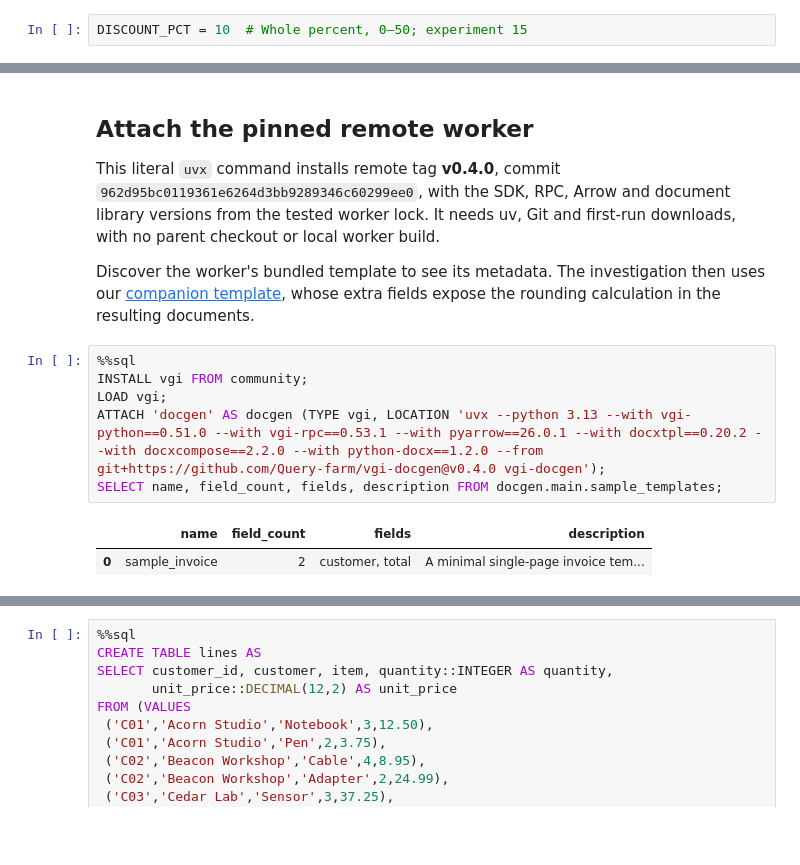
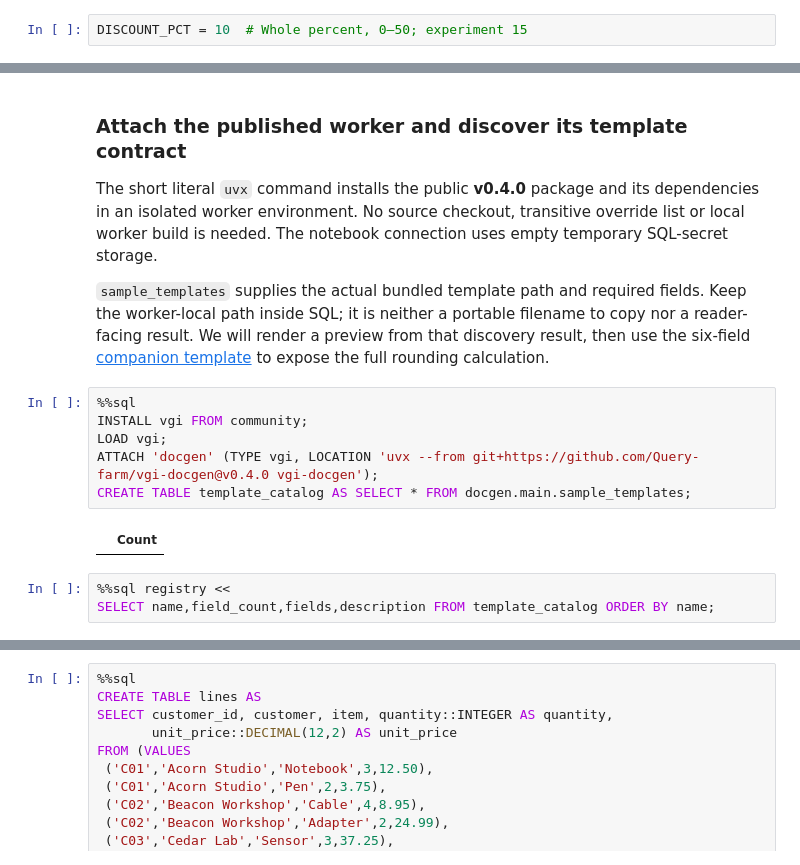
Before and after one commit to Query-farm/vgi-docgen, a Jupyter notebook: notebooks/01_reconcile_generated_documents.ipynb, the cells around one changed output, grey strips where cells are left out. Saved outputs shown, nothing was run; the diff lists cells and outputs as text; blank space fills up the shorter version.

Commit message:
Connect template discovery to verified DOCX examples [skip ci]

```diff
--- a/notebooks/01_reconcile_generated_documents.ipynb
+++ b/notebooks/01_reconcile_generated_documents.ipynb
@@ -61,20 +84,22 @@ Did not find user configurations in /private/var/folders/5z/17gt9js944s7smk125j2
 # %% [markdown]
-## Attach the pinned remote worker
+### Attach the published worker and discover its template contract
 
-This literal `uvx` command installs remote tag **v0.4.0**, commit
-`962d95bc0119361e6264d3bb9289346c60299ee0`, with the SDK, RPC, Arrow and document
-library versions from the tested worker lock. It needs uv, Git and first-run
-downloads, with no parent checkout or local worker build.
+The short literal `uvx` command installs the public **v0.4.0** package and its dependencies in an
+isolated worker environment. No source checkout, transitive override list or local worker build
+is needed. The notebook connection uses empty temporary SQL-secret storage.
 
-Discover the worker's bundled template to see its metadata. The investigation
-then uses our [companion template](templates/README.md), whose extra fields expose
-the rounding calculation in the resulting documents.
+`sample_templates` supplies the actual bundled template path and required fields. Keep the
+worker-local path inside SQL; it is neither a portable filename to copy nor a reader-facing result.
+We will render a preview from that discovery result, then use the six-field
+[companion template](templates/README.md) to expose the full rounding calculation.
 # %%
 %%sql
 INSTALL vgi FROM community;
 LOAD vgi;
-ATTACH 'docgen' AS docgen (TYPE vgi, LOCATION 'uvx --python 3.13 --with vgi-python==0.51.0 --with vgi-rpc==0.53.1 --with pyarrow==26.0.1 --with docxtpl==0.20.2 --with docxcompose==2.2.0 --with python-docx==1.2.0 --from git+https://github.com/Query-farm/vgi-docgen@v0.4.0 vgi-docgen');
-SELECT name, field_count, fields, description FROM docgen.main.sample_templates;
+ATTACH 'docgen' (TYPE vgi, LOCATION 'uvx --from git+https://github.com/Query-farm/vgi-docgen@v0.4.0 vgi-docgen');
+CREATE TABLE template_catalog AS SELECT * FROM docgen.main.sample_templates;
 # %% [output]
-|  | name | field_count | fields | description |
-| 0 | sample_invoice | 2 | customer, total | A minimal single-page invoice tem... |
+|  | Count |
+# %%
+%%sql registry <<
+SELECT name,field_count,fields,description FROM template_catalog ORDER BY name;
```
Also changed, not shown: parts of 22 cells of this notebook, 10 other files.
